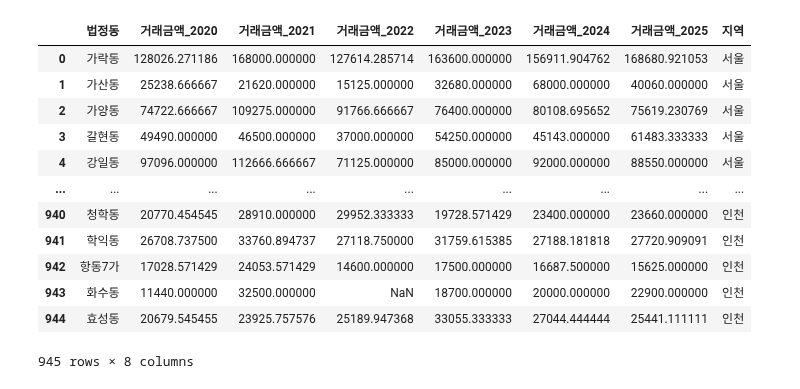
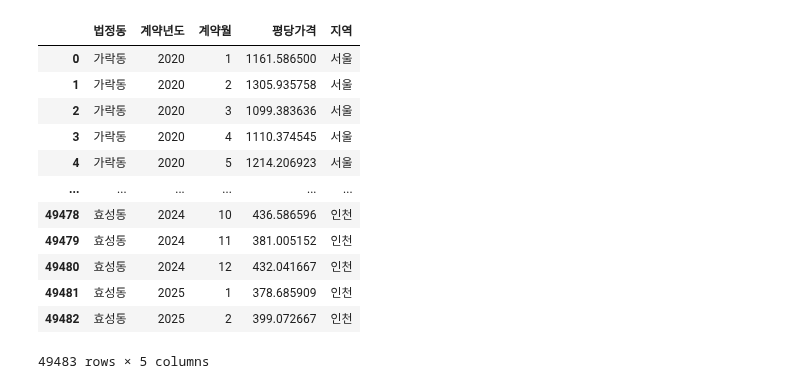
Before and after one commit to choikwangil95/HKToss-MLOps-Proejct, a Jupyter notebook: src/eugene/test.ipynb, the cells around one changed output. Drawn from its saved outputs; the diff is of its cells as text; code cells hidden in the pictures.

```diff
--- a/src/eugene/test.ipynb
+++ b/src/eugene/test.ipynb
@@ -89,17 +55,17 @@ incheon_1
 # %%
-price = pd.concat([seoul, gyeonggi_1, incheon_1], ignore_index=True)
-price
+real_price = pd.concat([seoul, gyeonggi, incheon], ignore_index=True)
+real_price
 # %% [output]
-|  | 법정동 | 거래금액_2020 | 거래금액_2021 | 거래금액_2022 | 거래금액_2023 | 거래금액_2024 | 거래금액_2025 | 지역 |
-| 0 | 가락동 | 128026.271186 | 168000.000000 | 127614.285714 | 163600.000000 | 156911.904762 | 168680.921053 | 서울 |
-| 1 | 가산동 | 25238.666667 | 21620.000000 | 15125.000000 | 32680.000000 | 68000.000000 | 40060.000000 | 서울 |
-| 2 | 가양동 | 74722.666667 | 109275.000000 | 91766.666667 | 76400.000000 | 80108.695652 | 75619.230769 | 서울 |
-| 3 | 갈현동 | 49490.000000 | 46500.000000 | 37000.000000 | 54250.000000 | 45143.000000 | 61483.333333 | 서울 |
-| 4 | 강일동 | 97096.000000 | 112666.666667 | 71125.000000 | 85000.000000 | 92000.000000 | 88550.000000 | 서울 |
-| ... | ... | ... | ... | ... | ... | ... | ... | ... |
-| 940 | 청학동 | 20770.454545 | 28910.000000 | 29952.333333 | 19728.571429 | 23400.000000 | 23660.000000 | 인천 |
-| 941 | 학익동 | 26708.737500 | 33760.894737 | 27118.750000 | 31759.615385 | 27188.181818 | 27720.909091 | 인천 |
-| 942 | 항동7가 | 17028.571429 | 24053.571429 | 14600.000000 | 17500.000000 | 16687.500000 | 15625.000000 | 인천 |
-| 943 | 화수동 | 11440.000000 | 32500.000000 | NaN | 18700.000000 | 20000.000000 | 22900.000000 | 인천 |
-| 944 | 효성동 | 20679.545455 | 23925.757576 | 25189.947368 | 33055.333333 | 27044.444444 | 25441.111111 | 인천 |
+|  | 법정동 | 계약년도 | 계약월 | 평당가격 | 지역 |
+| 0 | 가락동 | 2020 | 1 | 1161.586500 | 서울 |
+| 1 | 가락동 | 2020 | 2 | 1305.935758 | 서울 |
+| 2 | 가락동 | 2020 | 3 | 1099.383636 | 서울 |
+| 3 | 가락동 | 2020 | 4 | 1110.374545 | 서울 |
+| 4 | 가락동 | 2020 | 5 | 1214.206923 | 서울 |
+| ... | ... | ... | ... | ... | ... |
+| 49478 | 효성동 | 2024 | 10 | 436.586596 | 인천 |
+| 49479 | 효성동 | 2024 | 11 | 381.005152 | 인천 |
+| 49480 | 효성동 | 2024 | 12 | 432.041667 | 인천 |
+| 49481 | 효성동 | 2025 | 1 | 378.685909 | 인천 |
+| 49482 | 효성동 | 2025 | 2 | 399.072667 | 인천 |
-945 rows × 8 columns
+49483 rows × 5 columns
```
Also changed, not shown: parts of 16 cells of this notebook, 5 other files.
